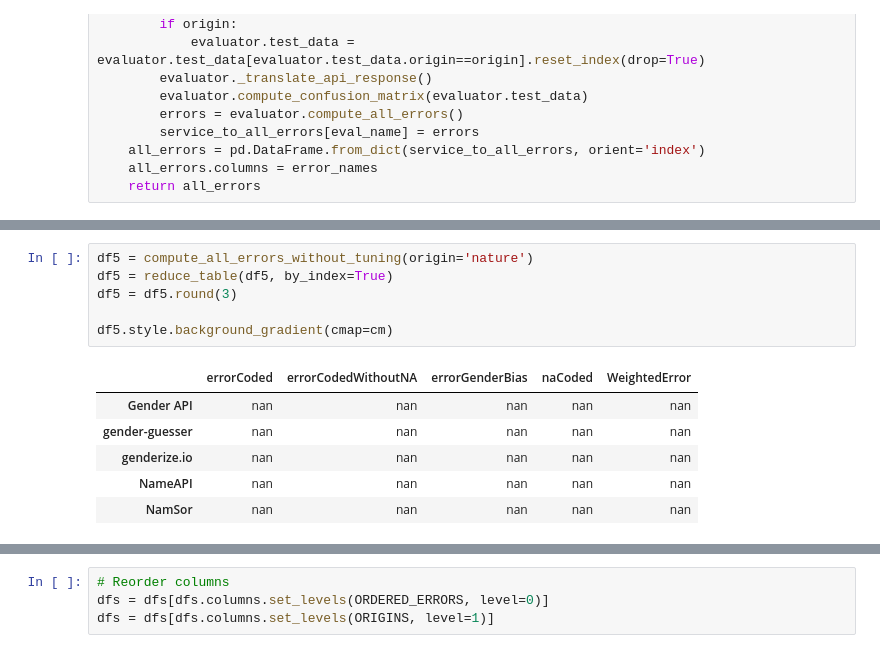
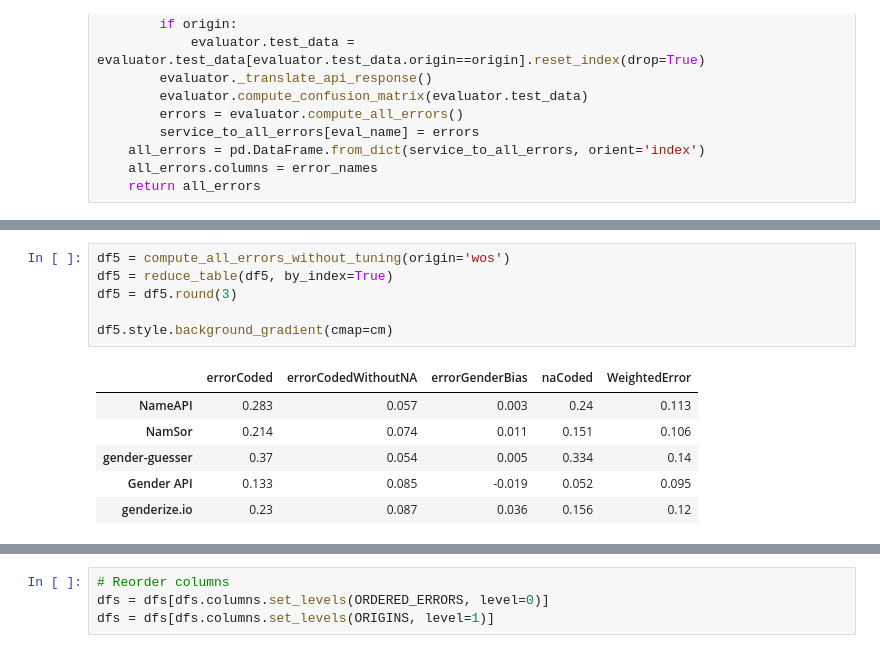
Before and after one commit to GenderGapSTEM-PublicationAnalysis/name_gender_inference, a Jupyter notebook: name_gender_inference/notebooks/Evaluation_split_datasets.ipynb, the cells around one changed output, grey strips where cells are left out. Drawn from its saved outputs; the diff is of its cells as text.

```diff
--- a/name_gender_inference/notebooks/Evaluation_split_datasets.ipynb
+++ b/name_gender_inference/notebooks/Evaluation_split_datasets.ipynb
@@ -145,16 +150,16 @@ df4.style.background_gradient(cmap=cm)
 # %%
-df5 = compute_all_errors_without_tuning(origin='nature')
+df5 = compute_all_errors_without_tuning(origin='wos')
 df5 = reduce_table(df5, by_index=True)
 df5 = df5.round(3)
 
 df5.style.background_gradient(cmap=cm)
 # %% [output]
 |  | errorCoded | errorCodedWithoutNA | errorGenderBias | naCoded | WeightedError |
-| Gender API | nan | nan | nan | nan | nan |
-| gender-guesser | nan | nan | nan | nan | nan |
-| genderize.io | nan | nan | nan | nan | nan |
-| NameAPI | nan | nan | nan | nan | nan |
-| NamSor | nan | nan | nan | nan | nan |
+| NameAPI | 0.283 | 0.057 | 0.003 | 0.24 | 0.113 |
+| NamSor | 0.214 | 0.074 | 0.011 | 0.151 | 0.106 |
+| gender-guesser | 0.37 | 0.054 | 0.005 | 0.334 | 0.14 |
+| Gender API | 0.133 | 0.085 | -0.019 | 0.052 | 0.095 |
+| genderize.io | 0.23 | 0.087 | 0.036 | 0.156 | 0.12 |
 # %%
 dfs = pd.concat([df1,df2,df3,df4,df5], axis=1, keys=ORIGINS)
 dfs
```
Also changed, not shown: parts of 10 cells of this notebook.
